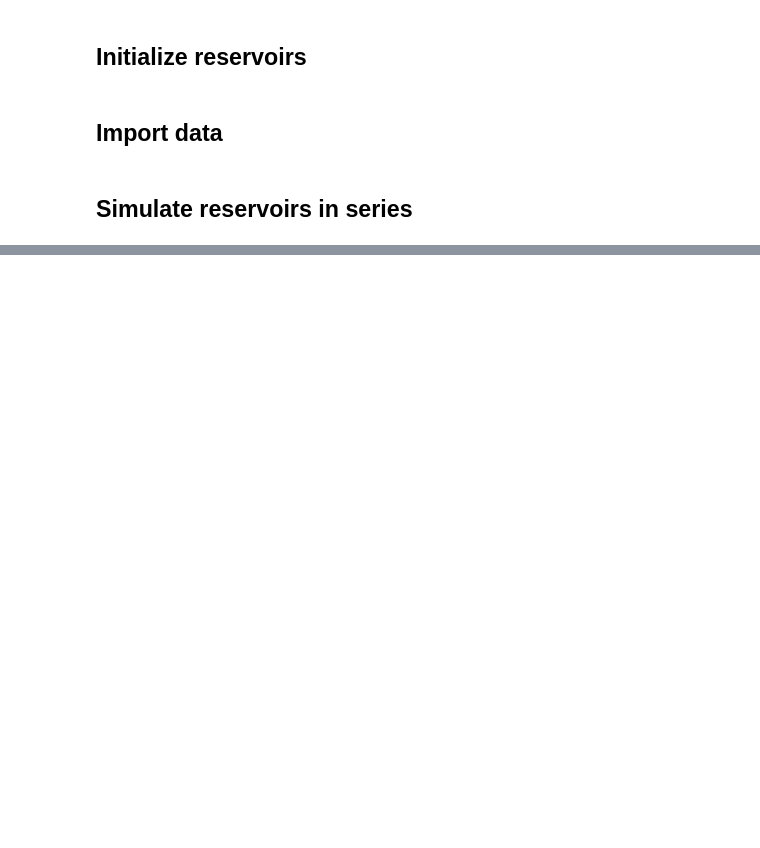
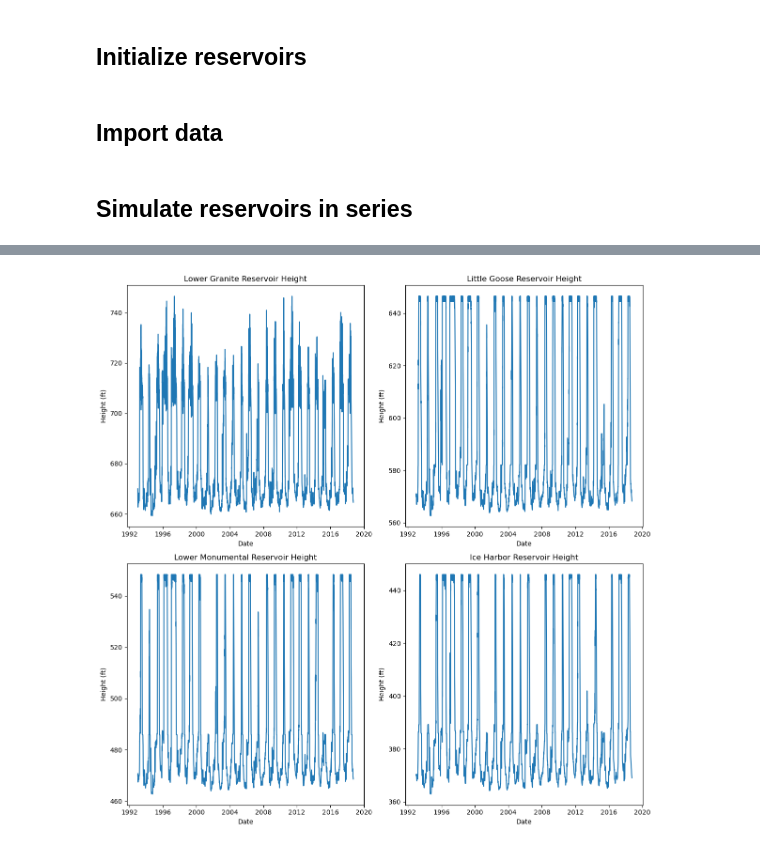
Before and after one commit to clairewang23/columbia_river_model, a Jupyter notebook: optimize in series.ipynb, the cells around one changed output, grey strips where cells are left out. Drawn from its saved outputs; the diff is of its cells as text; code cells hidden in the pictures; blank space fills up the shorter version.

```diff
--- a/optimize in series.ipynb
+++ b/optimize in series.ipynb
@@ -99,0 +129,30 @@ ICH_outflow, ICH_hydro = ice_harbor.simulate(keep_ICH, initial_storage_ICH, para
+# %%
+plt.figure(figsize=(12,12))
+
+plt.subplot(2,2,1)
+plt.plot(datetimes, LGR_height/0.3046)
+plt.xlabel('Date')
+plt.ylabel('Height (ft)')
+plt.title('Lower Granite Reservoir Height')
+
+plt.subplot(2,2,2)
+plt.plot(datetimes, LGS_height/0.3046)
+plt.xlabel('Date')
+plt.ylabel('Height (ft)')
+plt.title('Little Goose Reservoir Height')
+
+plt.subplot(2,2,3)
+plt.plot(datetimes, LMN_height/0.3046)
+plt.xlabel('Date')
+plt.ylabel('Height (ft)')
+plt.title('Lower Monumental Reservoir Height')
+
+plt.subplot(2,2,4)
+plt.plot(datetimes, ICH_height/0.3046)
+plt.xlabel('Date')
+plt.ylabel('Height (ft)')
+plt.title('Ice Harbor Reservoir Height')
+
+plt.tight_layout()
+# %% [output]
+[figure, added]
```
Also changed, not shown: parts of 10 cells of this notebook, 1 other file.
